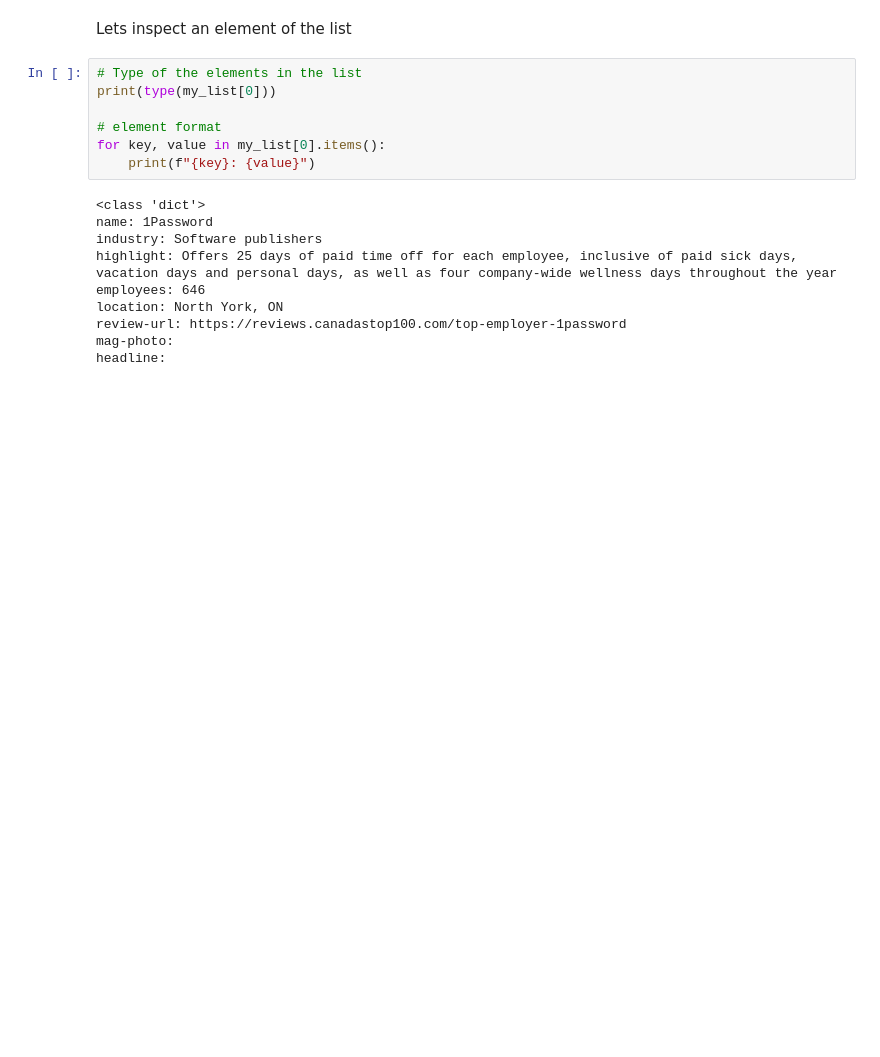
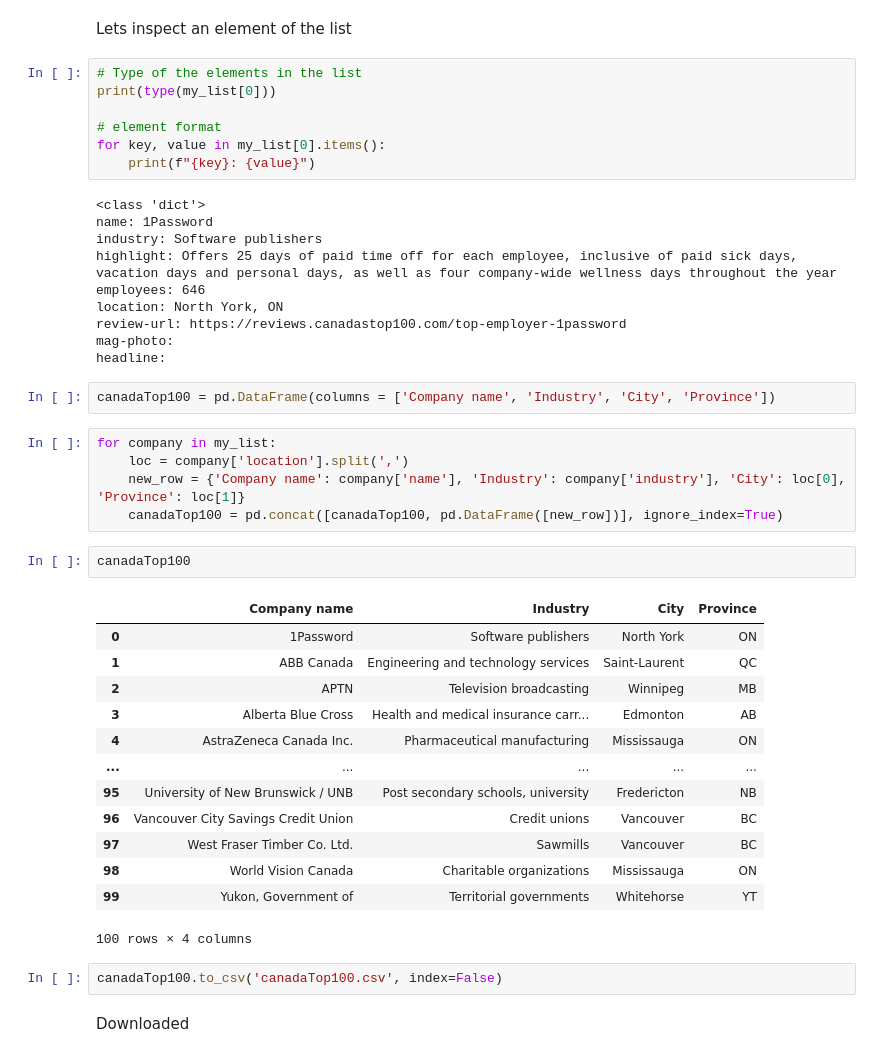
Before and after one commit to Dhami0007/CanadaTop100_webscraping, a Jupyter notebook: scraper.ipynb, the cells around one changed output. Saved outputs shown, nothing was run; the diff lists cells and outputs as text; blank space fills up the shorter version.

```diff
--- a/scraper.ipynb
+++ b/scraper.ipynb
@@ -102,3 +102,30 @@ location: North York, ON
 review-url: https://reviews.canadastop100.com/top-employer-1password
 mag-photo:
 headline:
+# %%
+canadaTop100 = pd.DataFrame(columns = ['Company name', 'Industry', 'City', 'Province'])
+# %%
+for company in my_list:
+    loc = company['location'].split(',')
+    new_row = {'Company name': company['name'], 'Industry': company['industry'], 'City': loc[0], 'Province': loc[1]}
+    canadaTop100 = pd.concat([canadaTop100, pd.DataFrame([new_row])], ignore_index=True)
+# %%
+canadaTop100
+# %% [output]
+|  | Company name | Industry | City | Province |
+| 0 | 1Password | Software publishers | North York | ON |
+| 1 | ABB Canada | Engineering and technology services | Saint-Laurent | QC |
+| 2 | APTN | Television broadcasting | Winnipeg | MB |
+| 3 | Alberta Blue Cross | Health and medical insurance carr... | Edmonton | AB |
+| 4 | AstraZeneca Canada Inc. | Pharmaceutical manufacturing | Mississauga | ON |
+| ... | ... | ... | ... | ... |
+| 95 | University of New Brunswick / UNB | Post secondary schools, university | Fredericton | NB |
+| 96 | Vancouver City Savings Credit Union | Credit unions | Vancouver | BC |
+| 97 | West Fraser Timber Co. Ltd. | Sawmills | Vancouver | BC |
+| 98 | World Vision Canada | Charitable organizations | Mississauga | ON |
+| 99 | Yukon, Government of | Territorial governments | Whitehorse | YT |
+100 rows × 4 columns
+# %%
+canadaTop100.to_csv('canadaTop100.csv', index=False)
+# %% [markdown]
+Downloaded
```
Also changed, not shown: 1 other file.
